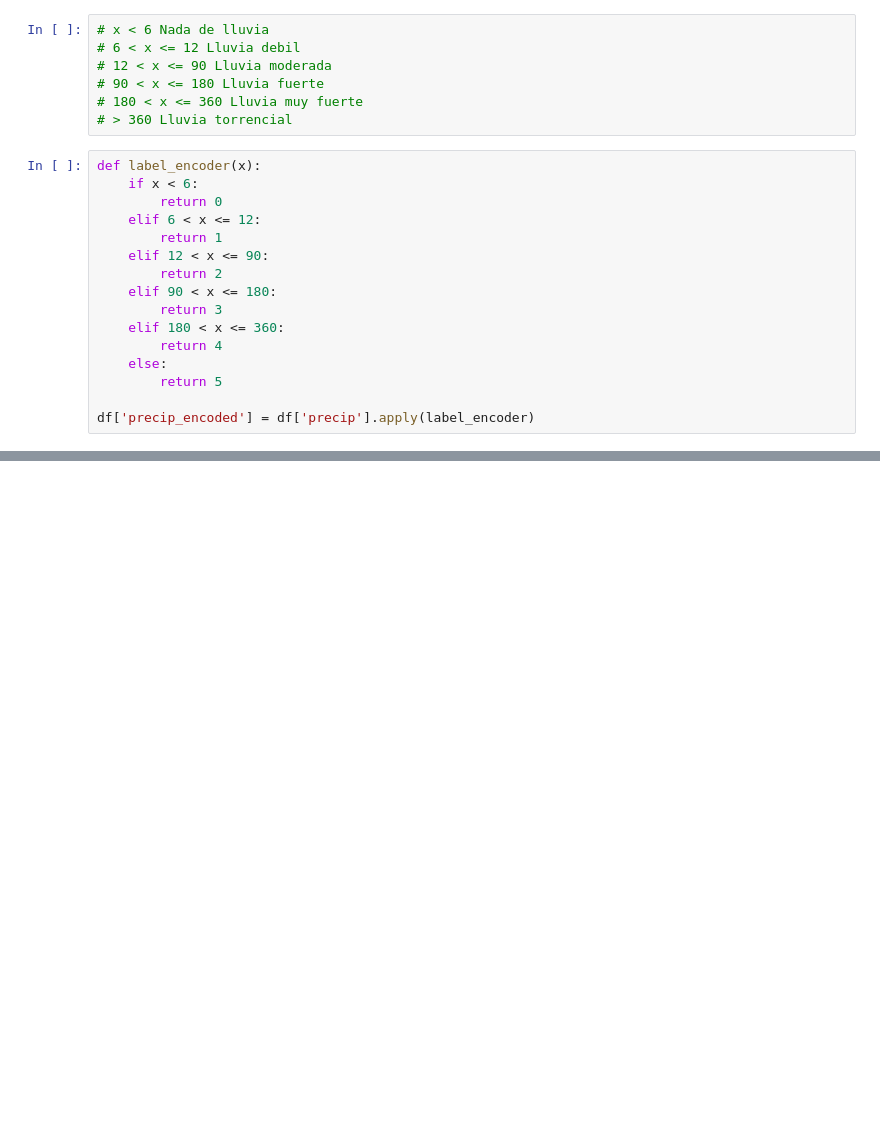
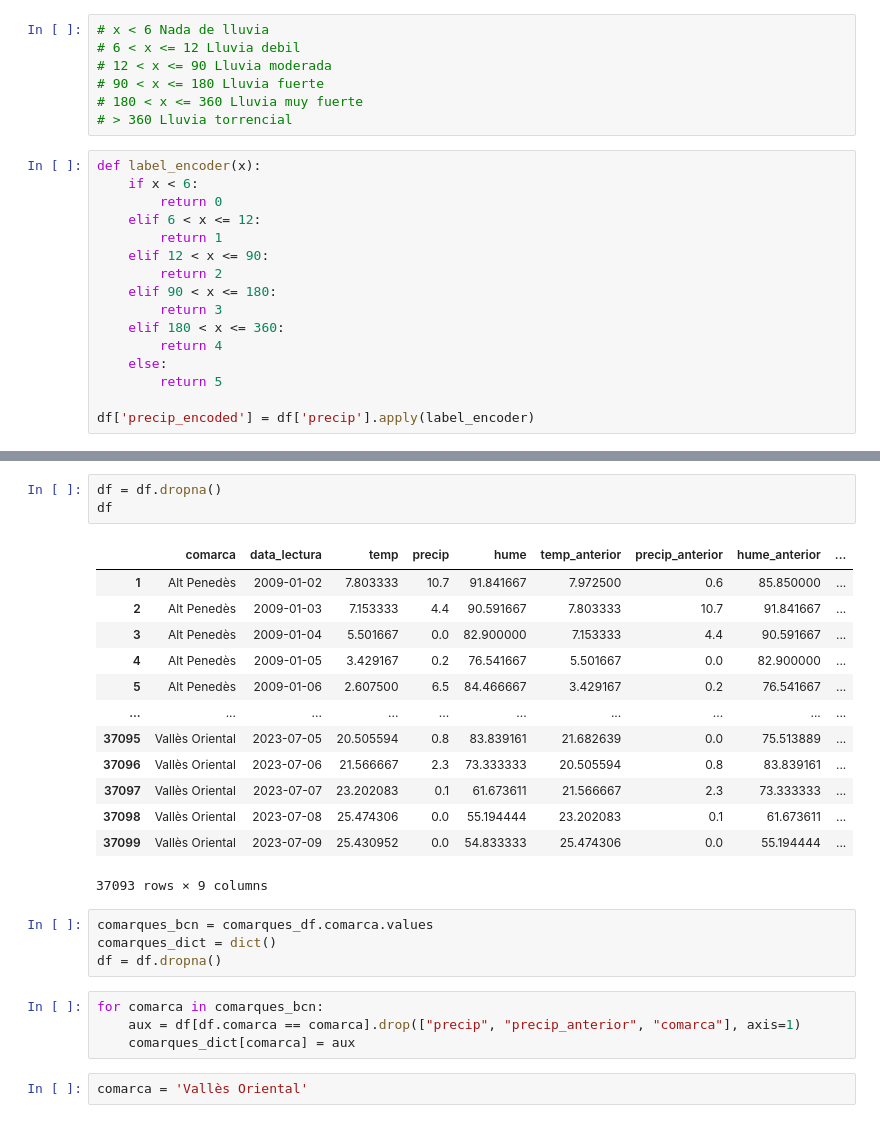
Before and after one commit to abyss0one/ClimateAI, a Jupyter notebook: model_training/F&P_classification_temp&hume.ipynb, the cells around one changed output, grey strips where cells are left out. Drawn from its saved outputs; the diff is of its cells as text; blank space fills up the shorter version.

```diff
--- a/model_training/F&P_classification_temp&hume.ipynb
+++ b/model_training/F&P_classification_temp&hume.ipynb
@@ -30,0 +33,27 @@ df['precip_encoded'] = df['precip'].apply(label_encoder)
+# %%
+df = df.dropna()
+df
+# %% [output]
+|  | comarca | data_lectura | temp | precip | hume | temp_anterior | precip_anterior | hume_anterior | ... |
+| 1 | Alt Penedès | 2009-01-02 | 7.803333 | 10.7 | 91.841667 | 7.972500 | 0.6 | 85.850000 | ... |
+| 2 | Alt Penedès | 2009-01-03 | 7.153333 | 4.4 | 90.591667 | 7.803333 | 10.7 | 91.841667 | ... |
+| 3 | Alt Penedès | 2009-01-04 | 5.501667 | 0.0 | 82.900000 | 7.153333 | 4.4 | 90.591667 | ... |
+| 4 | Alt Penedès | 2009-01-05 | 3.429167 | 0.2 | 76.541667 | 5.501667 | 0.0 | 82.900000 | ... |
+| 5 | Alt Penedès | 2009-01-06 | 2.607500 | 6.5 | 84.466667 | 3.429167 | 0.2 | 76.541667 | ... |
+| ... | ... | ... | ... | ... | ... | ... | ... | ... | ... |
+| 37095 | Vallès Oriental | 2023-07-05 | 20.505594 | 0.8 | 83.839161 | 21.682639 | 0.0 | 75.513889 | ... |
+| 37096 | Vallès Oriental | 2023-07-06 | 21.566667 | 2.3 | 73.333333 | 20.505594 | 0.8 | 83.839161 | ... |
+| 37097 | Vallès Oriental | 2023-07-07 | 23.202083 | 0.1 | 61.673611 | 21.566667 | 2.3 | 73.333333 | ... |
+| 37098 | Vallès Oriental | 2023-07-08 | 25.474306 | 0.0 | 55.194444 | 23.202083 | 0.1 | 61.673611 | ... |
+| 37099 | Vallès Oriental | 2023-07-09 | 25.430952 | 0.0 | 54.833333 | 25.474306 | 0.0 | 55.194444 | ... |
+37093 rows × 9 columns
+# %%
+comarques_bcn = comarques_df.comarca.values
+comarques_dict = dict()
+df = df.dropna()
+# %%
+for comarca in comarques_bcn:
+    aux = df[df.comarca == comarca].drop(["precip", "precip_anterior", "comarca"], axis=1)
+    comarques_dict[comarca] = aux
+# %%
+comarca = 'Vallès Oriental'
```
Also changed, not shown: parts of 13 cells of this notebook.
